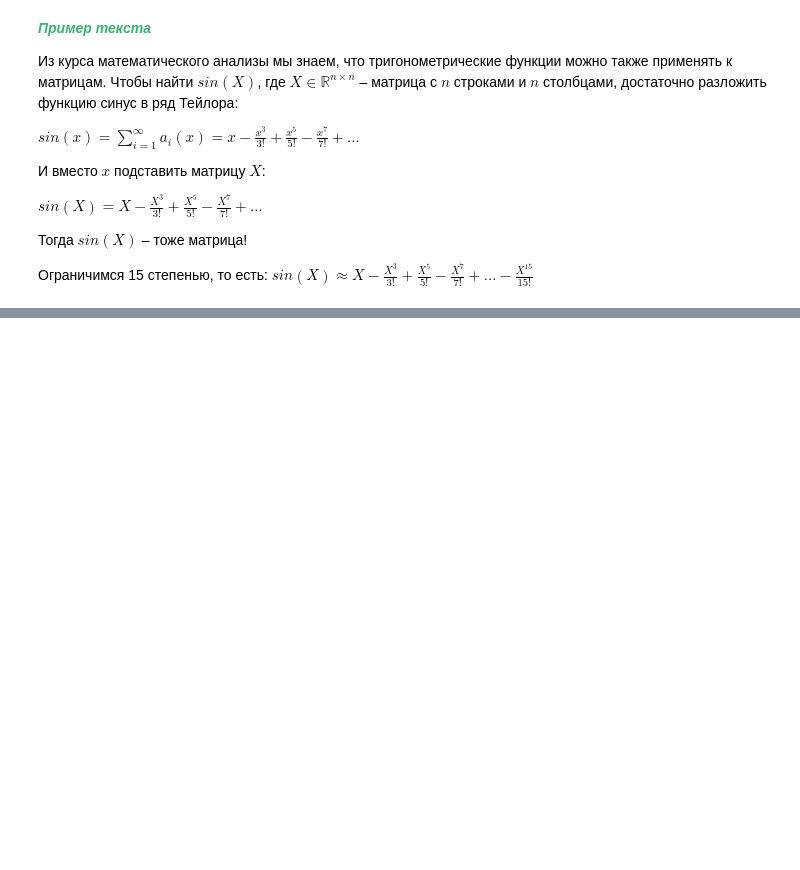
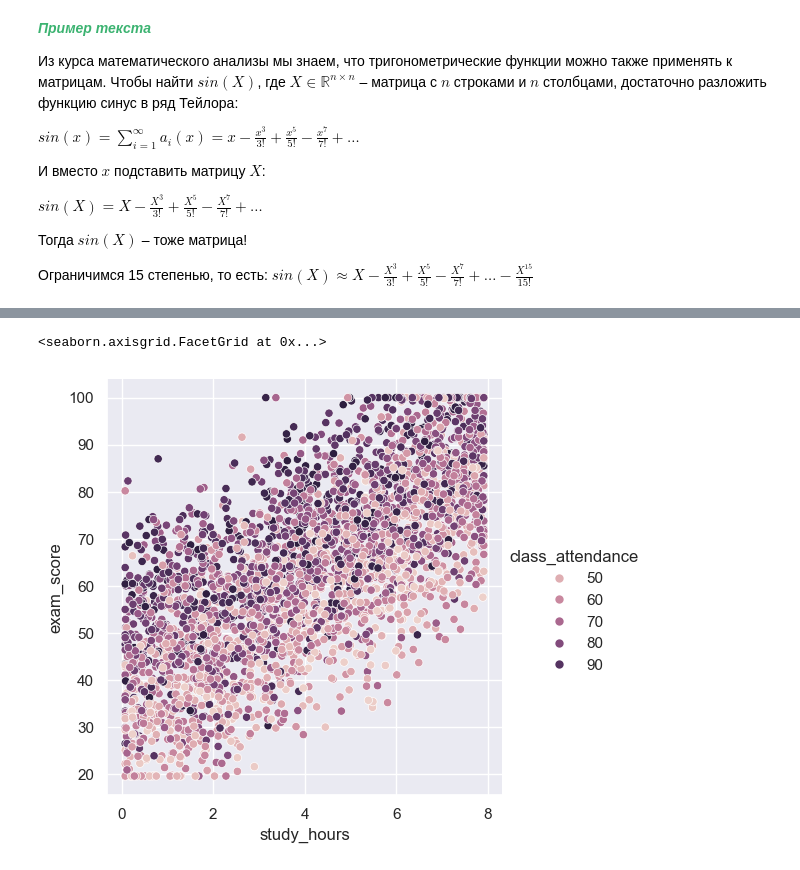
Before and after one commit to mkgurenkov/ai-systems, a Jupyter notebook: l1/l1.ipynb, the cells around one changed output, grey strips where cells are left out. Cells and saved outputs as stored; diff of their text form; code cells hidden in the pictures; blank space fills up the shorter version.

```diff
--- a/l1/l1.ipynb
+++ b/l1/l1.ipynb
@@ -92,0 +119,4 @@ $sin(X) \approx X - \frac{X^3}{3!} + \frac{X^5}{5!} - \frac{X^7}{7!}+ \dots - \f
+# %%
+import pandas as pd
+
+df = pd.read_csv("Exam_Score_Prediction.csv")
@@ -92,0 +193,13 @@ $sin(X) \approx X - \frac{X^3}{3!} + \frac{X^5}{5!} - \frac{X^7}{7!}+ \dots - \f
+# %%
+import seaborn as sns
+
+sns.set_theme()
+
+sns.relplot(
+    data=df[1:3000],
+    x="study_hours", y="exam_score",
+    hue="class_attendance"
+)
+# %% [output]
+<seaborn.axisgrid.FacetGrid at 0x...>
+[figure, added]
```
Also changed, not shown: parts of 13 cells of this notebook, 2 other files.
